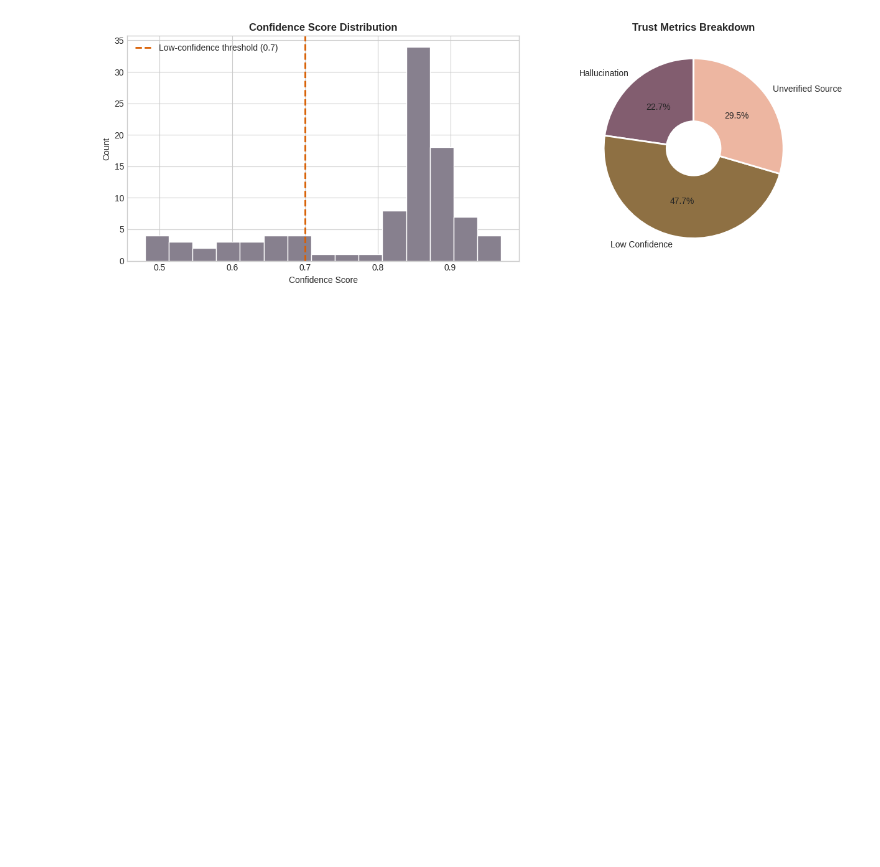
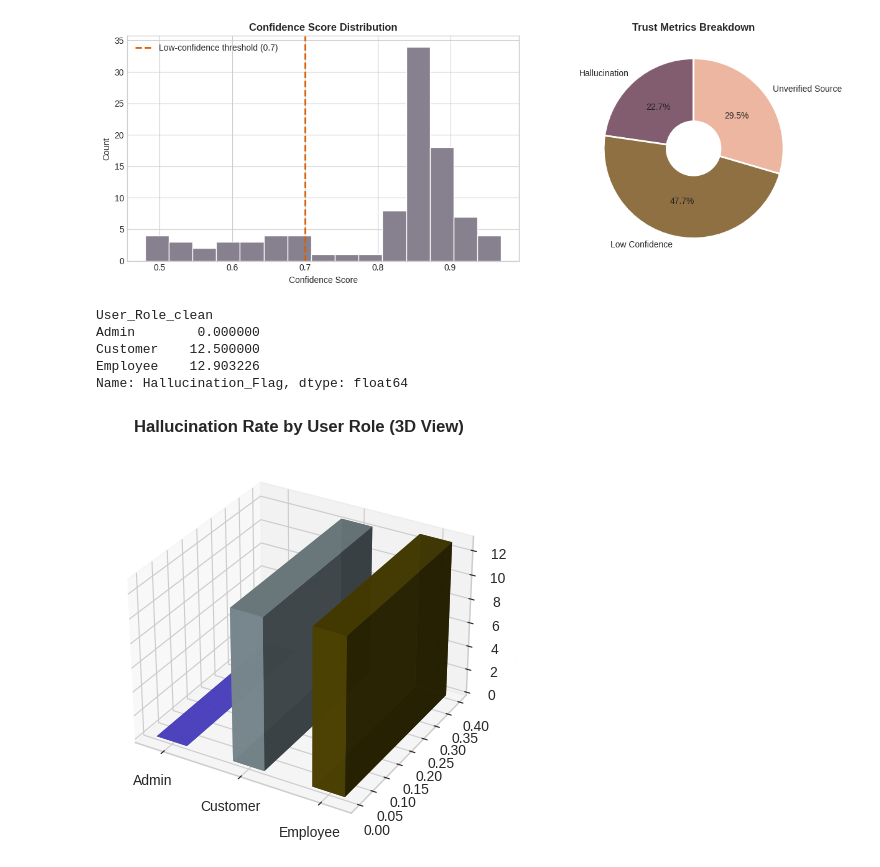
Before and after one commit to techplanshetyapps/aiReviewer, a Jupyter notebook: aiReviewer.ipynb, the cells around one changed output. Cells and saved outputs as stored; diff of their text form; code cells hidden in the pictures; blank space fills up the shorter version.

```diff
--- a/aiReviewer.ipynb
+++ b/aiReviewer.ipynb
@@ -126,3 +126,47 @@ plt.tight_layout()
 plt.show()
 # %% [output]
 [figure]
+# %%
+import numpy as np
+
+rate_by_role = df.groupby('User_Role_clean')['Hallucination_Flag'].mean() * 100
+print(rate_by_role)
+
+# Create a 3D figure
+fig = plt.figure(figsize=(7, 5))
+ax = fig.add_subplot(111, projection='3d')
+
+roles = rate_by_role.index
+xpos = np.arange(len(roles))
+ypos = np.zeros(len(roles))
+zpos = np.zeros(len(roles))
+
+dx = 0.4
+dy = 0.4
+dz = rate_by_role.values
+
+# Normative, professional color palette
+colors = ['#6658fc', '#87989e', '#564a02']
+
+ax.bar3d(xpos, ypos, zpos, dx, dy, dz, color=colors, zsort='average', alpha=0.9)
+
+ax.set_xticks(xpos + dx / 2)
+ax.set_xticklabels(roles)
+ax.set_title(
+    'Hallucination Rate by User Role (3D View)',
+    fontsize=12,
+    fontweight='bold',
+    pad=15,
+)
+ax.set_ylabel('')
+ax.set_zlabel('Hallucination Rate (%)')
+
+plt.tight_layout()
+plt.show()
+# %% [output]
+User_Role_clean
+Admin        0.000000
+Customer    12.500000
+Employee    12.903226
+Name: Hallucination_Flag, dtype: float64
+[figure, added]
```
